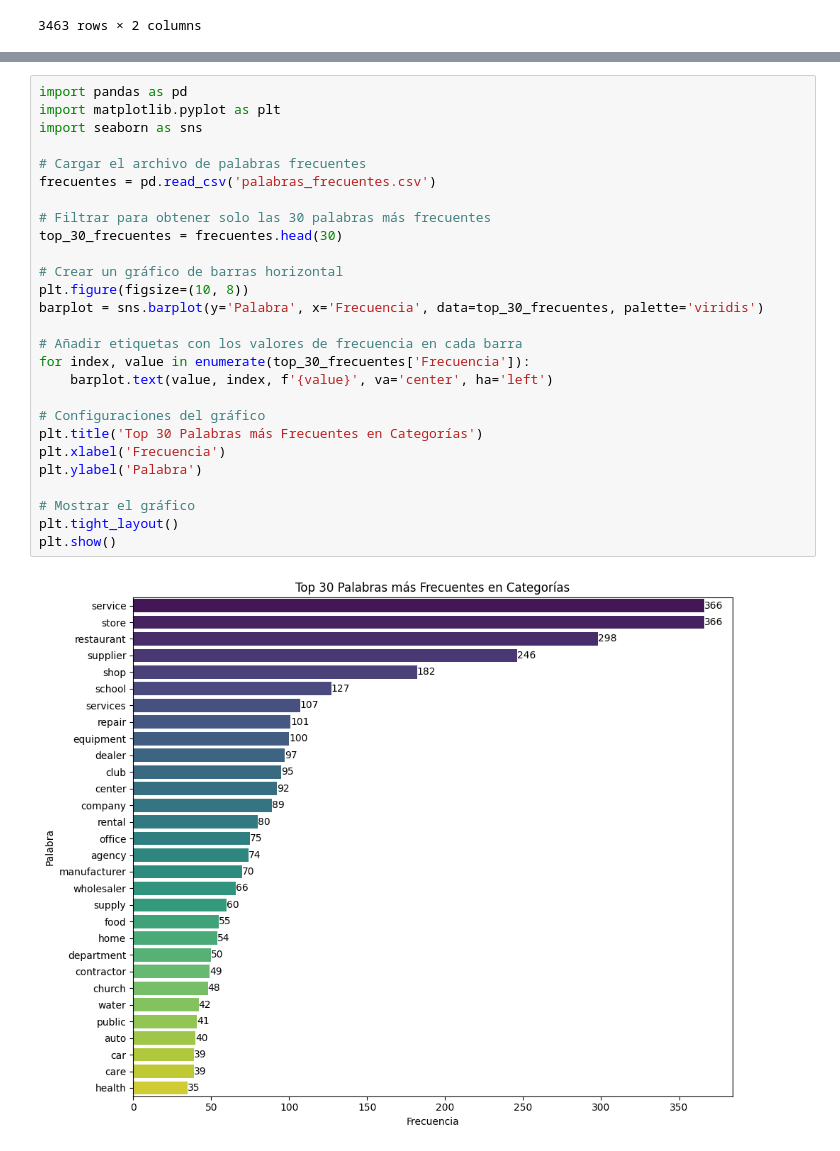
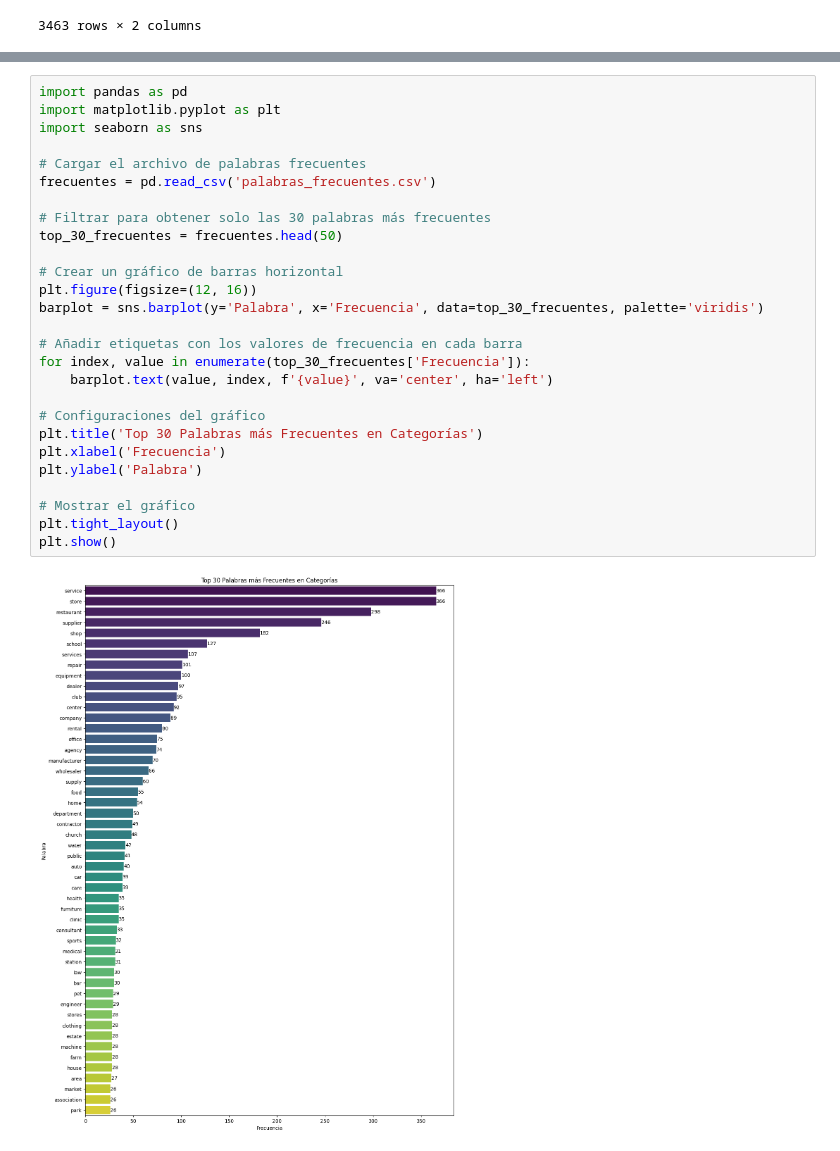
Before and after one commit to agustin-caceres/DataPulse_Gmaps_Yelp, a Jupyter notebook: notebooks/EDA/eda.IPYNB, the cells around one changed output, grey strips where cells are left out. Drawn from its saved outputs; the diff is of its cells as text.

```diff
--- a/notebooks/EDA/eda.IPYNB
+++ b/notebooks/EDA/eda.IPYNB
@@ -522,29 +557,29 @@ frecuencia
 # %%
 import pandas as pd
 import matplotlib.pyplot as plt
 import seaborn as sns
 
 # Cargar el archivo de palabras frecuentes
 frecuentes = pd.read_csv('palabras_frecuentes.csv')
 
 # Filtrar para obtener solo las 30 palabras más frecuentes
-top_30_frecuentes = frecuentes.head(30)
+top_30_frecuentes = frecuentes.head(50)
 
 # Crear un gráfico de barras horizontal
-plt.figure(figsize=(10, 8))
+plt.figure(figsize=(12, 16))
 barplot = sns.barplot(y='Palabra', x='Frecuencia', data=top_30_frecuentes, palette='viridis')
 
 # Añadir etiquetas con los valores de frecuencia en cada barra
 for index, value in enumerate(top_30_frecuentes['Frecuencia']):
     barplot.text(value, index, f'{value}', va='center', ha='left')
 
 # Configuraciones del gráfico
 plt.title('Top 30 Palabras más Frecuentes en Categorías')
 plt.xlabel('Frecuencia')
 plt.ylabel('Palabra')
 
 # Mostrar el gráfico
 plt.tight_layout()
 plt.show()
 # %% [output]
-[figure, old version]
+[figure, new version]
```
Also changed, not shown: parts of 22 cells of this notebook.
